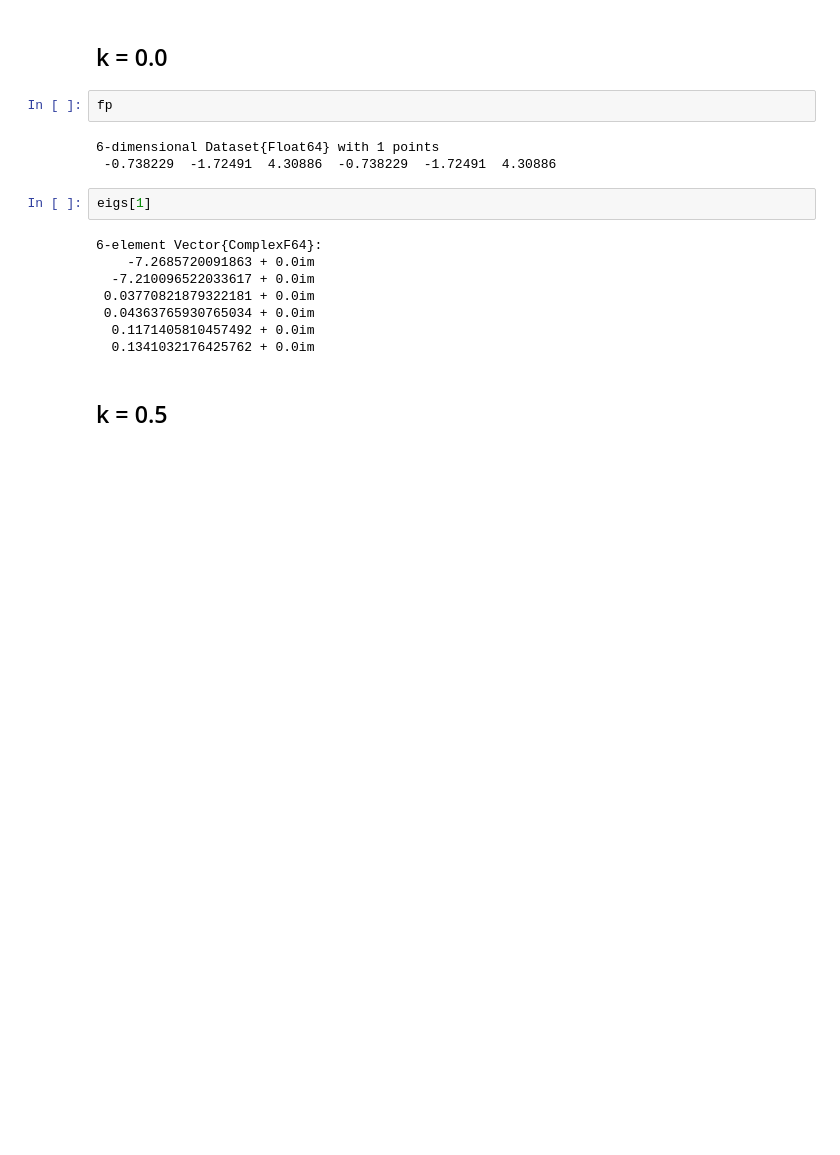
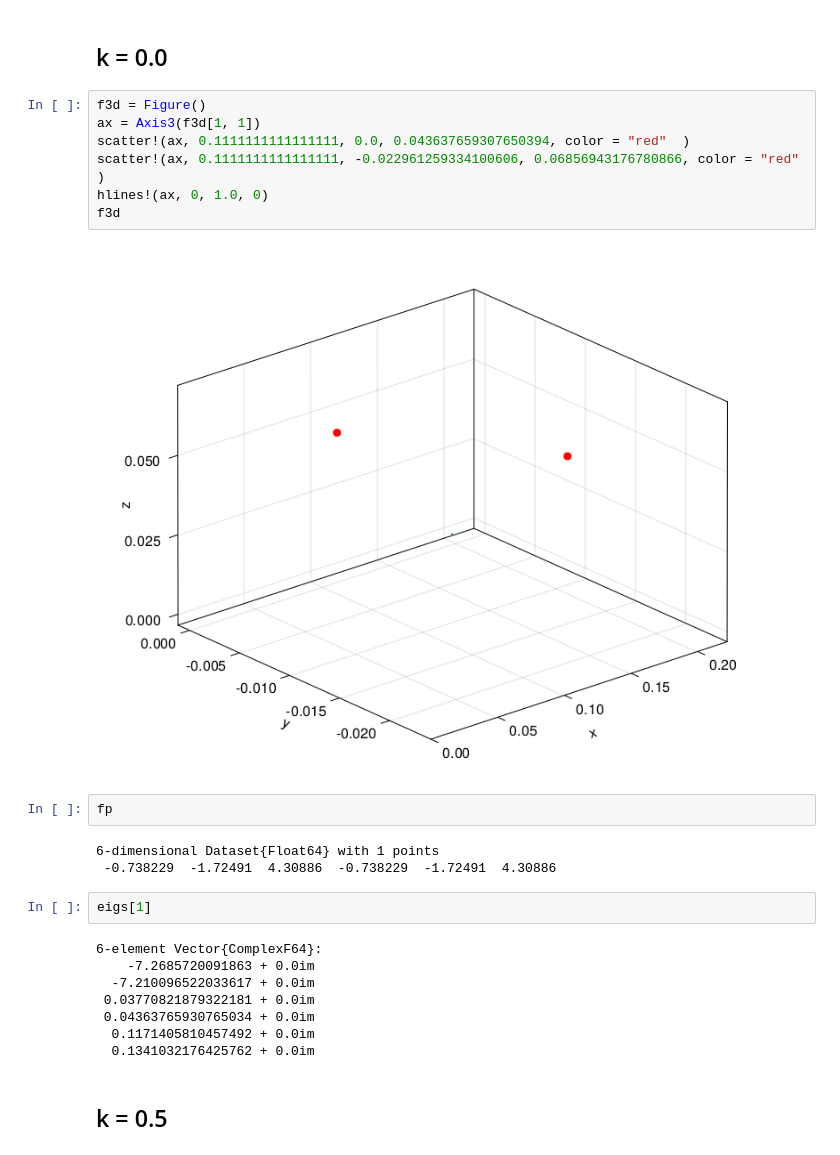
Before and after one commit to SergeyNovak777/dynamical-systems, a Jupyter notebook: Hindmarrh Rose/attractors/FixedPoints.ipynb, the cells around one changed output. Saved outputs shown, nothing was run; the diff lists cells and outputs as text; blank space fills up the shorter version.

```diff
--- a/Hindmarrh Rose/attractors/FixedPoints.ipynb
+++ b/Hindmarrh Rose/attractors/FixedPoints.ipynb
@@ -198,5 +417,14 @@ fig
 # %% [markdown]
 ## k = 0.0
+# %%
+f3d = Figure()
+ax = Axis3(f3d[1, 1])
+scatter!(ax, 0.1111111111111111, 0.0, 0.043637659307650394, color = "red"  )
+scatter!(ax, 0.1111111111111111, -0.022961259334100606, 0.06856943176780866, color = "red"  )
+hlines!(ax, 0, 1.0, 0)
+f3d
+# %% [output]
+[figure, added]
 # %%
 fp
 # %% [output]
```
Also changed, not shown: parts of 17 cells of this notebook.
